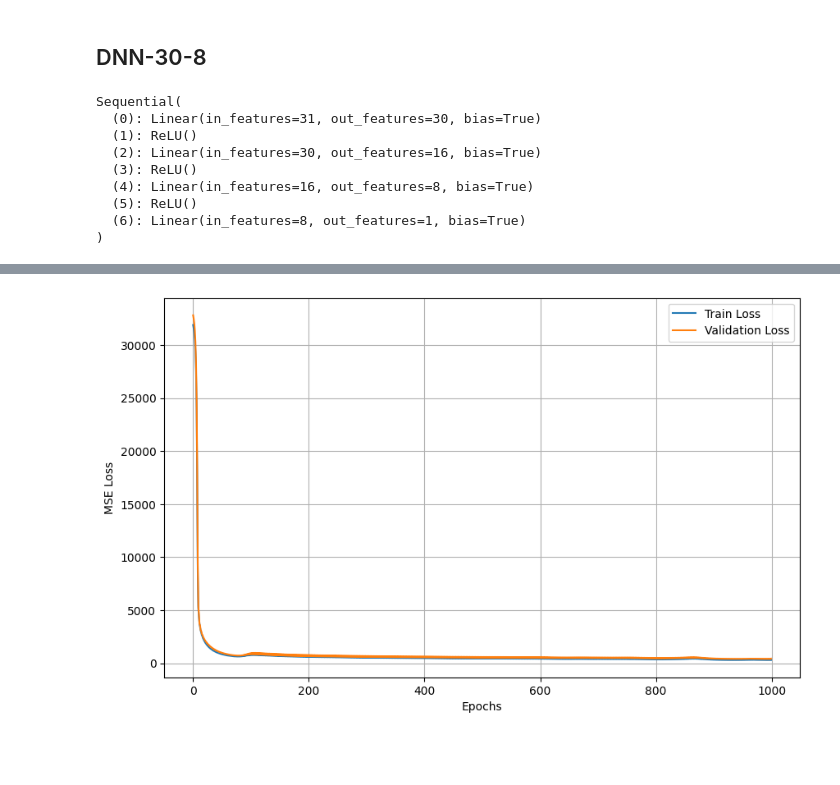
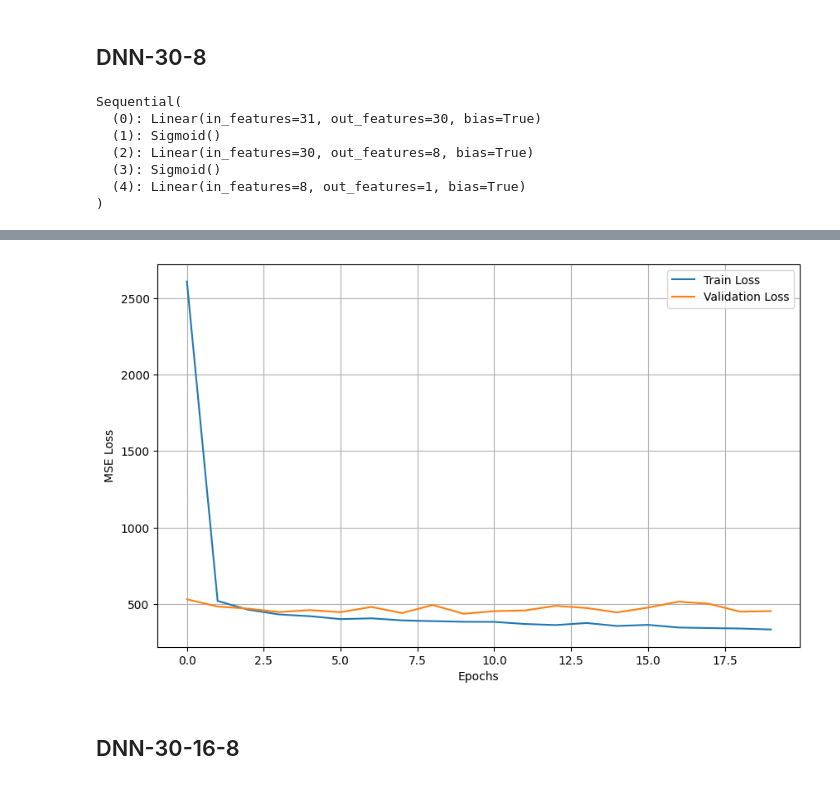
Before and after one commit to toan-ly/CS-5137-Deep-Learning, a Jupyter notebook: homework1/src/run_dnn.ipynb, the cells around one changed output, grey strips where cells are left out. Drawn from its saved outputs; the diff is of its cells as text; code cells hidden in the pictures; blank space fills up the shorter version.

```diff
--- a/homework1/src/run_dnn.ipynb
+++ b/homework1/src/run_dnn.ipynb
@@ -21,12 +49,27 @@ X_test = scaler.transform(X_test)
+# %%
+batch_size = 32
+
+train_dataset = CustomDataset(X_train, y_train)
+val_dataset = CustomDataset(X_val, y_val)
+
+train_loader = DataLoader(train_dataset, batch_size=batch_size, shuffle=True)
+val_loader = DataLoader(val_dataset, batch_size=batch_size, shuffle=False)
 # %% [markdown]
 ## Training and Evaluation
 # %%
 def pipeline(model, epochs=50):
-    train_losses, val_losses = model.fit(X_train, y_train, X_val, y_val, epochs=epochs)
+    train_losses, val_losses = model.fit(
+        train_loader,
+        val_loader,
+        epochs=epochs,
+        verbose=True,
+        early_stopping=True,
+    )
     test_model(model, X_test, y_test)
     plot_loss(train_losses, val_losses)
 # %%
-epochs = 500
+epochs = 1000
+learning_rate = 0.01
 # %% [markdown]
 ### Linear Regression
 # %%
@@ -89,21 +114,19 @@ R^2 Score: 0.4854
 # %%
 dnn_30_8 = DNN(
     input_dim=X_train.shape[1],
-    hidden_layers=[30, 16, 8],
+    hidden_layers=[30, 8],
     output_dim=1,
-    lr=0.0001,
+    lr=learning_rate
 )
 dnn_30_8.model
 # %% [output]
 Sequential(
   (0): Linear(in_features=31, out_features=30, bias=True)
-  (1): ReLU()
-  (2): Linear(in_features=30, out_features=16, bias=True)
-  (3): ReLU()
-  (4): Linear(in_features=16, out_features=8, bias=True)
-  (5): ReLU()
-  (6): Linear(in_features=8, out_features=1, bias=True)
+  (1): Sigmoid()
+  (2): Linear(in_features=30, out_features=8, bias=True)
+  (3): Sigmoid()
+  (4): Linear(in_features=8, out_features=1, bias=True)
 )
 # %%
-pipeline(dnn_30_8, epochs=1000)
+pipeline(dnn_30_8, epochs=epochs)
 # %% [output]
@@ -124,2 +138,4 @@ R^2 Score: 0.5485
 ====================================
-[figure, old version]
+[figure, new version]
+# %% [markdown]
+## DNN-30-16-8
```
Also changed, not shown: parts of 13 cells of this notebook, 2 other files.
